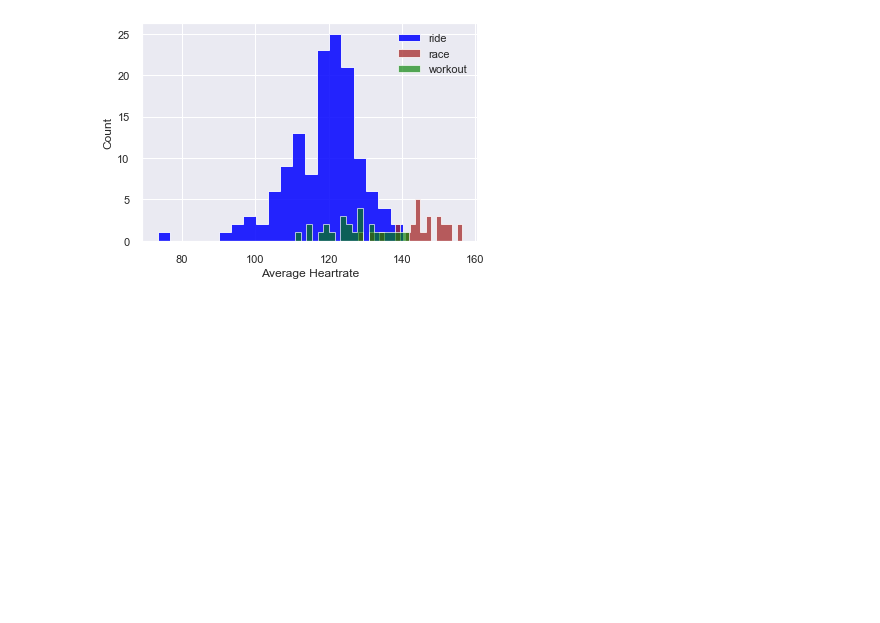
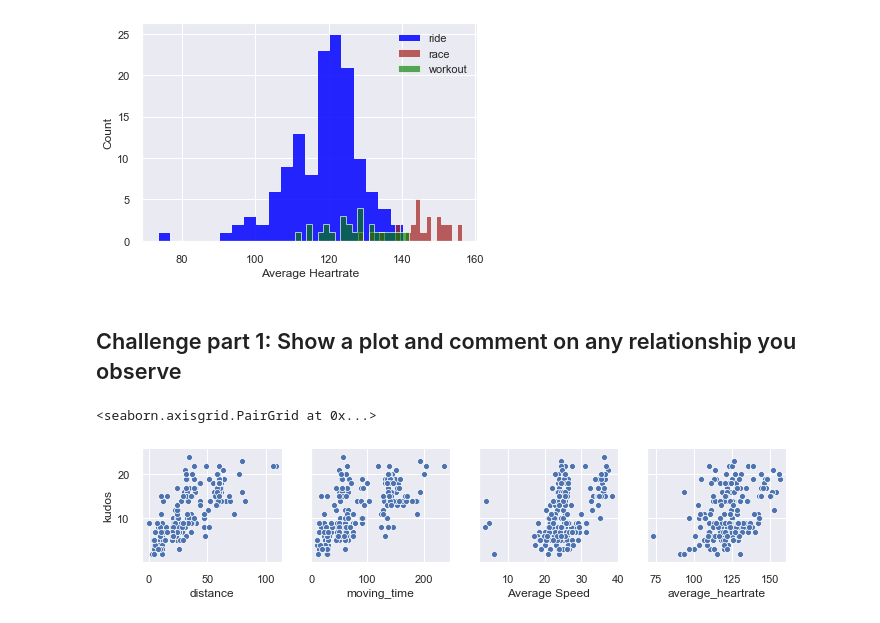
Before and after one commit to TaigaDesu/portfolio-2019-master, a Jupyter notebook: Portfolio1.ipynb, the cells around one changed output. Drawn from its saved outputs; the diff is of its cells as text; code cells hidden in the pictures; blank space fills up the shorter version.

Commit message:
finished portfolio 1, completed challenge questions

```diff
--- a/Portfolio1.ipynb
+++ b/Portfolio1.ipynb
@@ -268,3 +273,10 @@ plt.ylabel('Count')
 # %% [output]
 Text(0, 0.5, 'Count')
 [figure]
+# %% [markdown]
+## Challenge part 1: Show a plot and comment on any relationship you observe
+# %%
+sns.pairplot(data=df,y_vars='kudos',x_vars=['distance','moving_time','Average Speed','average_heartrate'])
+# %% [output]
+<seaborn.axisgrid.PairGrid at 0x...>
+[figure, added]
```
Also changed, not shown: parts of 15 cells of this notebook.
